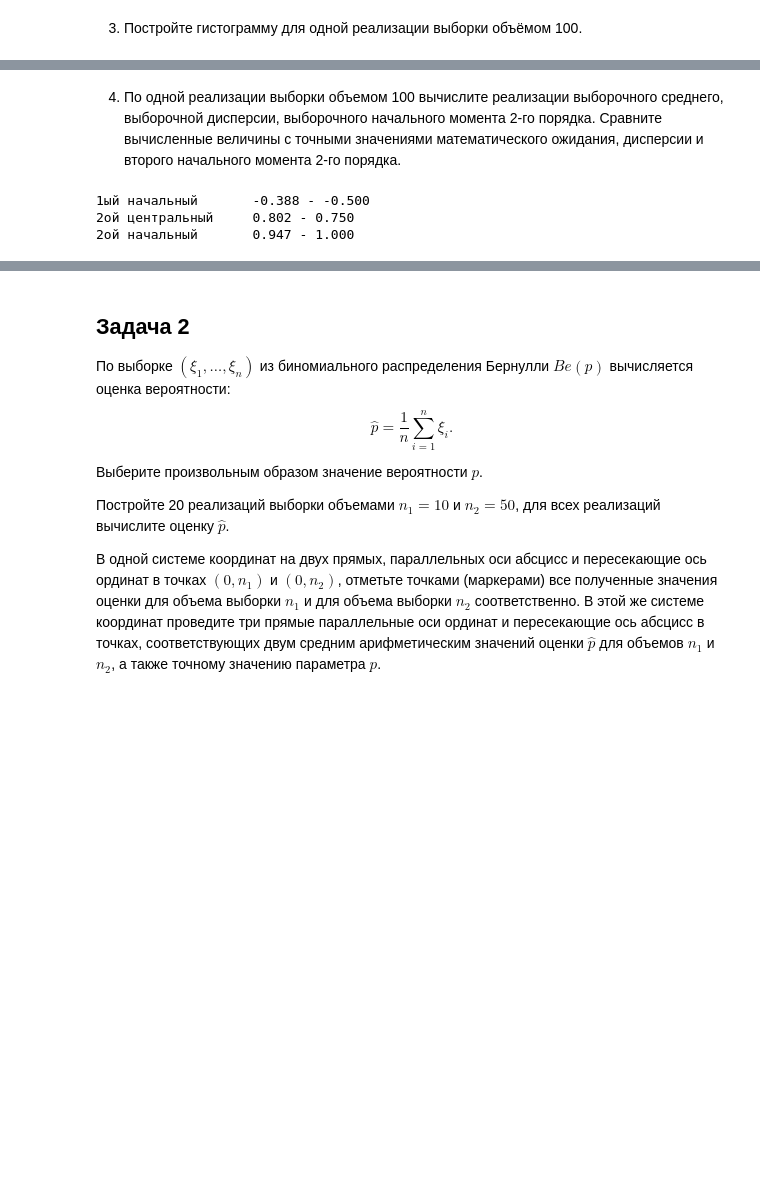
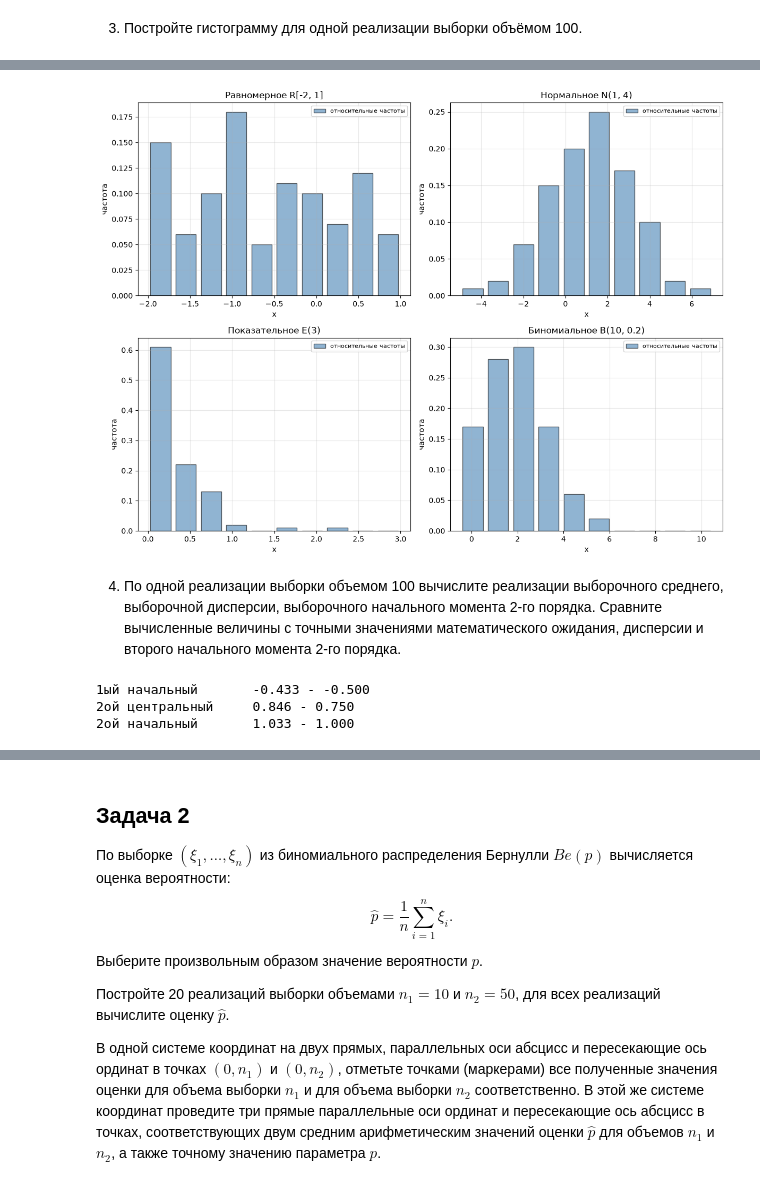
Before and after one commit to wowaq/mpei_7, a Jupyter notebook: Лабораторная работа 1.ipynb, the cells around one changed output, grey strips where cells are left out. Drawn from its saved outputs; the diff is of its cells as text; code cells hidden in the pictures; blank space fills up the shorter version.

```diff
--- a/Лабораторная работа 1.ipynb
+++ b/Лабораторная работа 1.ipynb
@@ -35,15 +99,57 @@ pyplot.hist(bins[:-1], bins, weights=counts, rwidth=0.8)
+# %%
+fig, axes = pyplot.subplots(2, 2, figsize=(12, 9))
+
+distributions = [
+    ('Равномерное R[-2, 1]',
+     lambda n: stats.uniform.rvs(-2, 3, size=n),
+     stats.uniform(-2, 3), (-2, 1)),
+    ('Нормальное N(1, 4)',
+     lambda n: stats.norm.rvs(1, 2, size=n),
+     stats.norm(1, 2), (-5, 7)),
+    ('Показательное E(3)',
+     lambda n: stats.expon.rvs(scale=1/3, size=n),
+     stats.expon(scale=1/3), (0, 3)),
+    ('Биномиальное B(10, 0.2)',
+     lambda n: stats.binom.rvs(10, 0.2, size=n),
+     stats.binom(10, 0.2), (-0.5, 10.5)),
+]
+
+n = 100
+nbins = 10
+
+for ax, (name, sampler, theo, xlim) in zip(axes.flat, distributions):
+    sample = sampler(n)
+    bins = numpy.linspace(*xlim, nbins + 1)
+
+    # Вариант A: гистограмма относительных частот (как у вас)
+    counts, _ = numpy.histogram(sample, bins=bins)
+    freq = counts / sample.size
+    ax.hist(bins[:-1], bins, weights=freq, rwidth=0.8,
+            color='steelblue', edgecolor='black', alpha=0.6,
+            label='относительные частоты')
+
+    ax.set_title(name)
+    ax.set_xlabel('x')
+    ax.set_ylabel('частота')
+    ax.legend(fontsize=8)
+    ax.grid(True, alpha=0.3)
+
+pyplot.tight_layout()
+pyplot.show()
+# %% [output]
+[figure, added]
 # %% [markdown]
 4. По одной реализации выборки объемом 100 вычислите реализации выборочного среднего, выборочной дисперсии, выборочного начального момента 2-го порядка. Сравните вычисленные величины с точными значениями математического ожидания, дисперсии и второго начального момента 2-го порядка.
 # %%
 a, b = -2, 1
 sample = stats.uniform.rvs(a, b-a, size=100)
 m_1 = stats.moment(sample, order=1, center=0)
-mu_2 = stats.moment(sample, order=2, center=mean)
+mu_2 = stats.moment(sample, order=2, center=numpy.mean(sample))
 m_2 = stats.moment(sample, order=2, center=0)
 print(f'{"1ый начальный":20}{m_1:.3f} - {(a+b)/2:.3f}')
 print(f'{"2ой центральный":20}{mu_2:.3f} - {(b-a)**2/12:.3f}')
 print(f'{"2ой начальный":20}{m_2:.3f} - {(b**3-a**3)/(3*(b-a)):.3f}')
 # %% [output]
-1ый начальный       -0.388 - -0.500
-2ой центральный     0.802 - 0.750
-2ой начальный       0.947 - 1.000
+1ый начальный       -0.433 - -0.500
+2ой центральный     0.846 - 0.750
+2ой начальный       1.033 - 1.000
```
Also changed, not shown: parts of 15 cells of this notebook, 3 other files.
